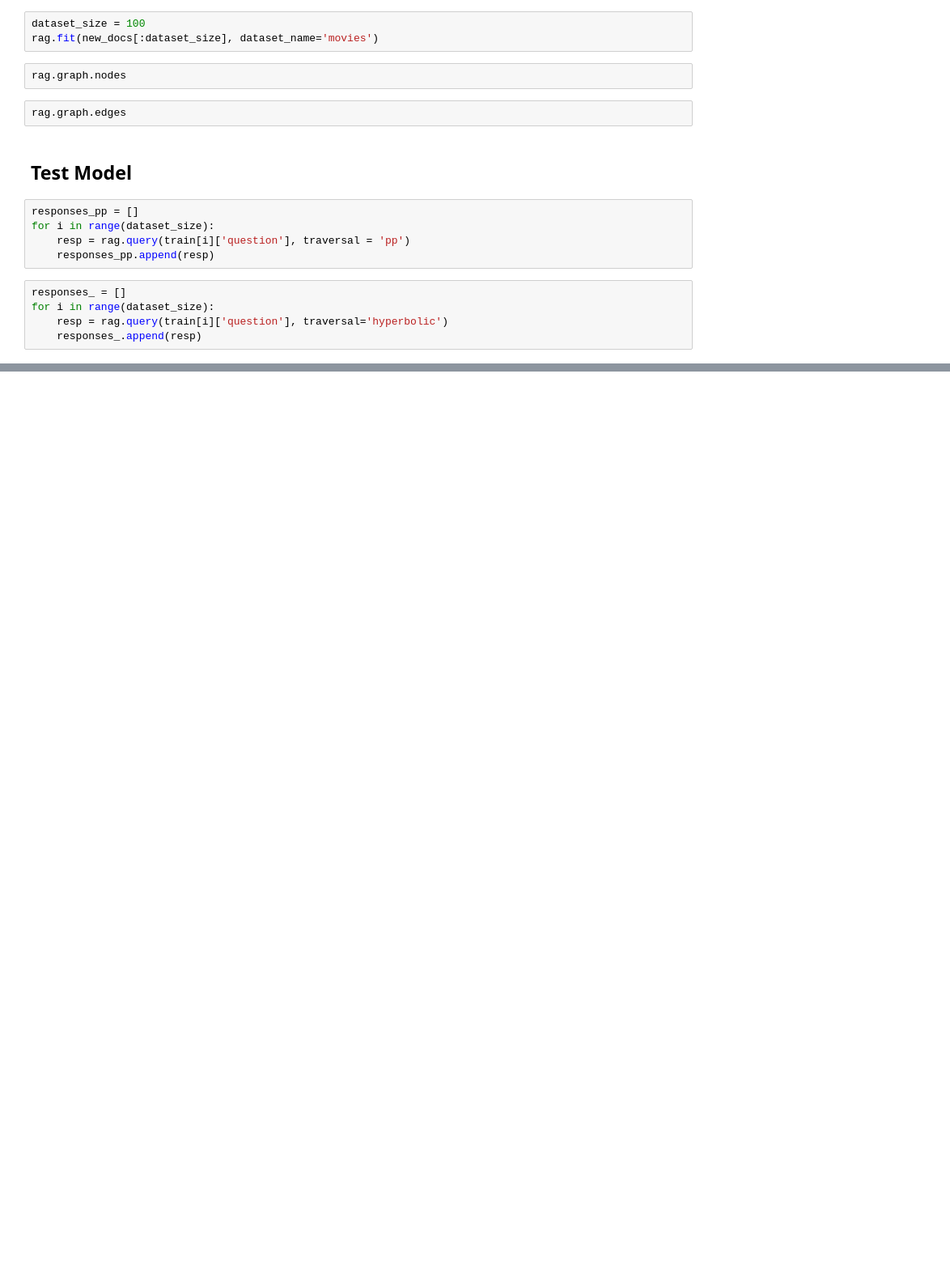
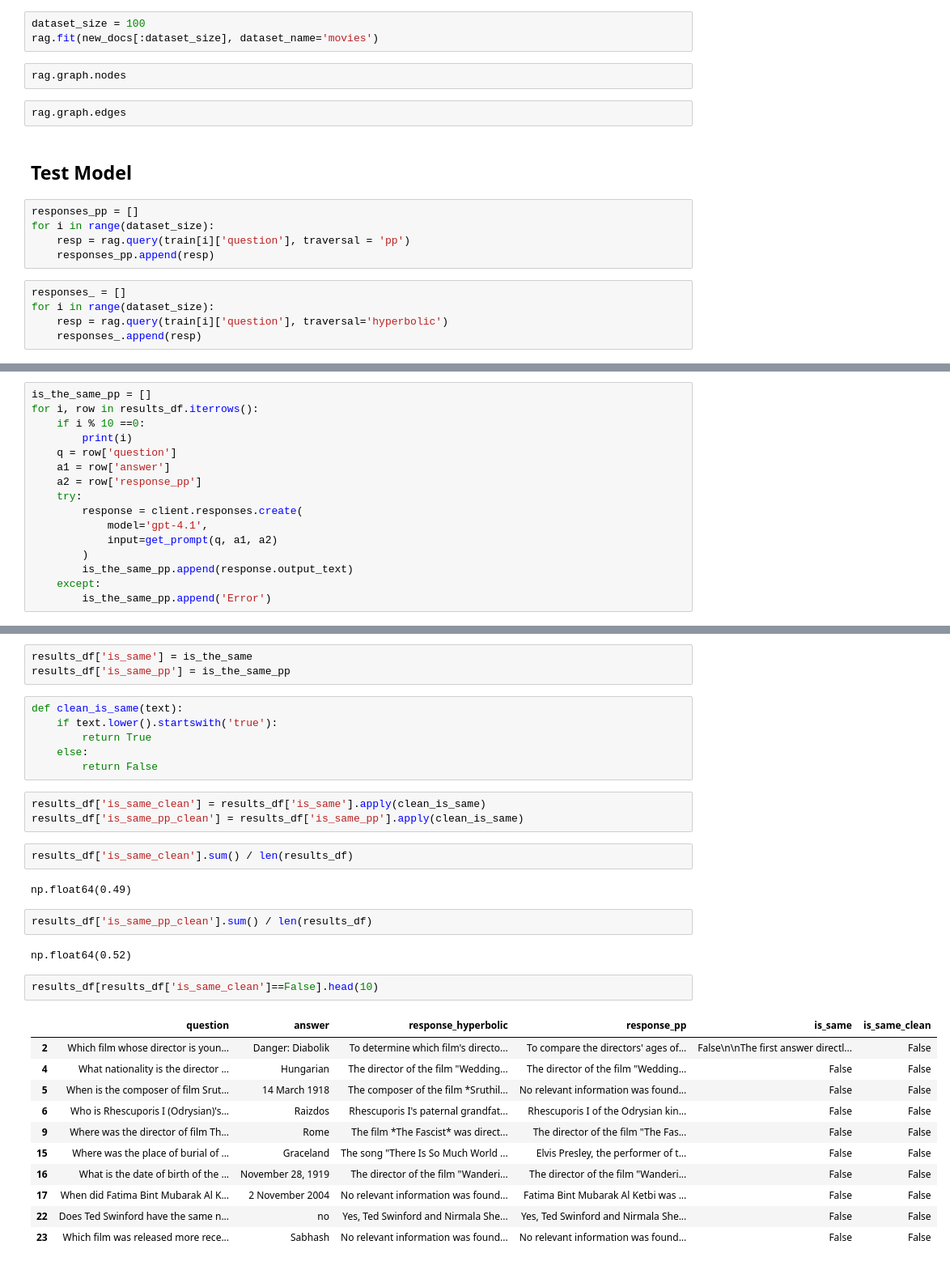
Before and after one commit to sourface94/curve_rag, a Jupyter notebook: Evaluation.ipynb, the cells around one changed output, grey strips where cells are left out. Shown at 81% size. Cells and saved outputs as stored; diff of their text form; blank space fills up the shorter version.

```diff
--- a/Evaluation.ipynb
+++ b/Evaluation.ipynb
@@ -78,0 +178,16 @@ for i in range(dataset_size):
+# %%
+is_the_same_pp = []
+for i, row in results_df.iterrows():
+    if i % 10 ==0:
+        print(i)
+    q = row['question']
+    a1 = row['answer']
+    a2 = row['response_pp']
+    try:
+        response = client.responses.create(
+            model='gpt-4.1',
+            input=get_prompt(q, a1, a2)
+        )
+        is_the_same_pp.append(response.output_text)
+    except:
+        is_the_same_pp.append('Error')
@@ -78,0 +205,34 @@ for i in range(dataset_size):
+# %%
+results_df['is_same'] = is_the_same
+results_df['is_same_pp'] = is_the_same_pp
+# %%
+def clean_is_same(text):
+    if text.lower().startswith('true'):
+        return True
+    else:
+        return False
+# %%
+results_df['is_same_clean'] = results_df['is_same'].apply(clean_is_same)
+results_df['is_same_pp_clean'] = results_df['is_same_pp'].apply(clean_is_same)
+# %%
+results_df['is_same_clean'].sum() / len(results_df)
+# %% [output]
+np.float64(0.49)
+# %%
+results_df['is_same_pp_clean'].sum() / len(results_df)
+# %% [output]
+np.float64(0.52)
+# %%
+results_df[results_df['is_same_clean']==False].head(10)
+# %% [output]
+|  | question | answer | response_hyperbolic | response_pp | is_same | is_same_clean |
+| 2 | Which film whose director is youn... | Danger: Diabolik | To determine which film's directo... | To compare the directors' ages of... | False\n\nThe first answer directl... | False |
+| 4 | What nationality is the director ... | Hungarian | The director of the film "Wedding... | The director of the film "Wedding... | False | False |
+| 5 | When is the composer of film Srut... | 14 March 1918 | The composer of the film *Sruthil... | No relevant information was found... | False | False |
+| 6 | Who is Rhescuporis I (Odrysian)'s... | Raizdos | Rhescuporis I's paternal grandfat... | Rhescuporis I of the Odrysian kin... | False | False |
+| 9 | Where was the director of film Th... | Rome | The film *The Fascist* was direct... | The director of the film "The Fas... | False | False |
+| 15 | Where was the place of burial of ... | Graceland | The song "There Is So Much World ... | Elvis Presley, the performer of t... | False | False |
+| 16 | What is the date of birth of the ... | November 28, 1919 | The director of the film "Wanderi... | The director of the film "Wanderi... | False | False |
+| 17 | When did Fatima Bint Mubarak Al K... | 2 November 2004 | No relevant information was found... | Fatima Bint Mubarak Al Ketbi was ... | False | False |
+| 22 | Does Ted Swinford have the same n... | no | Yes, Ted Swinford and Nirmala She... | Yes, Ted Swinford and Nirmala She... | False | False |
+| 23 | Which film was released more rece... | Sabhash | No relevant information was found... | No relevant information was found... | False | False |
```
Also changed, not shown: parts of 20 cells of this notebook.
